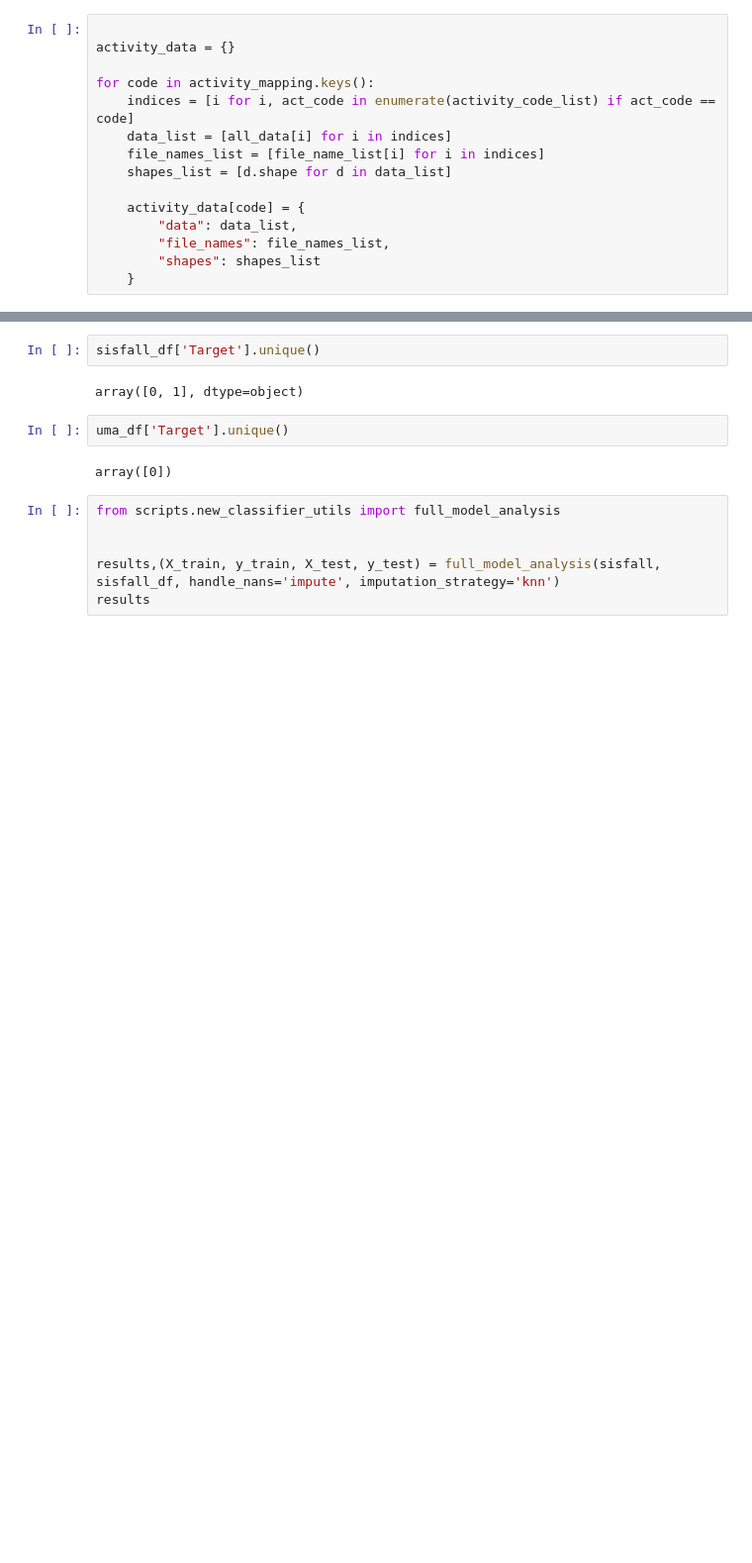
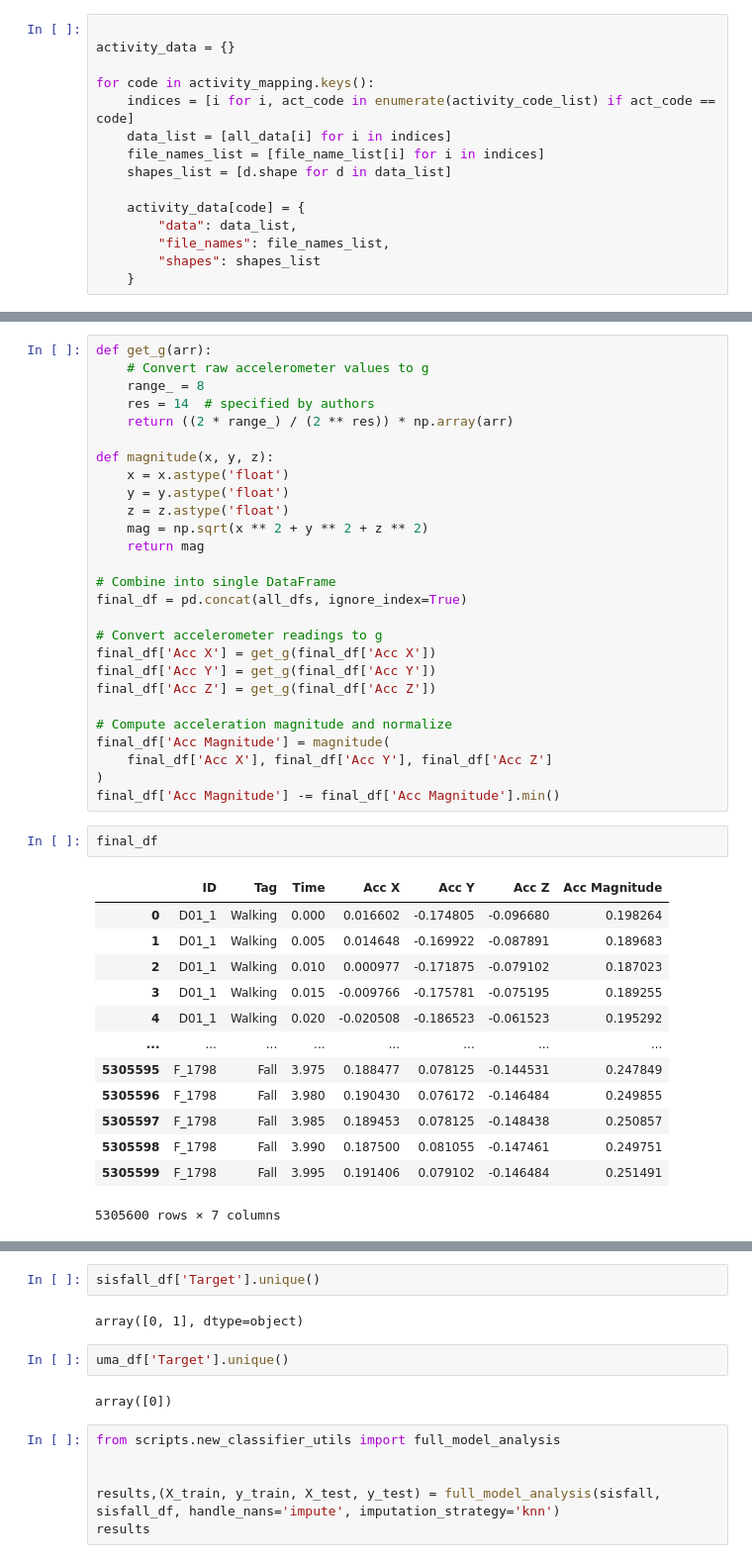
Before and after one commit to AliShrz/earpiece-fall-detection, a Jupyter notebook: Sisfall_model_training.ipynb, the cells around one changed output, grey strips where cells are left out. Shown at 99% size. Drawn from its saved outputs; the diff is of its cells as text; blank space fills up the shorter version.

```diff
--- a/Sisfall_model_training.ipynb
+++ b/Sisfall_model_training.ipynb
@@ -411,0 +517,43 @@ F15: 120 arrays, shapes: [(3, 3000), (3, 3000), (3, 3000)]
+# %%
+def get_g(arr):
+    # Convert raw accelerometer values to g
+    range_ = 8
+    res = 14  # specified by authors
+    return ((2 * range_) / (2 ** res)) * np.array(arr)
+
+def magnitude(x, y, z):
+    x = x.astype('float')
+    y = y.astype('float')
+    z = z.astype('float')
+    mag = np.sqrt(x ** 2 + y ** 2 + z ** 2)
+    return mag
+
+# Combine into single DataFrame
+final_df = pd.concat(all_dfs, ignore_index=True)
+
+# Convert accelerometer readings to g
+final_df['Acc X'] = get_g(final_df['Acc X'])
+final_df['Acc Y'] = get_g(final_df['Acc Y'])
+final_df['Acc Z'] = get_g(final_df['Acc Z'])
+
+# Compute acceleration magnitude and normalize
+final_df['Acc Magnitude'] = magnitude(
+    final_df['Acc X'], final_df['Acc Y'], final_df['Acc Z']
+)
+final_df['Acc Magnitude'] -= final_df['Acc Magnitude'].min()
+# %%
+final_df
+# %% [output]
+|  | ID | Tag | Time | Acc X | Acc Y | Acc Z | Acc Magnitude |
+| 0 | D01_1 | Walking | 0.000 | 0.016602 | -0.174805 | -0.096680 | 0.198264 |
+| 1 | D01_1 | Walking | 0.005 | 0.014648 | -0.169922 | -0.087891 | 0.189683 |
+| 2 | D01_1 | Walking | 0.010 | 0.000977 | -0.171875 | -0.079102 | 0.187023 |
+| 3 | D01_1 | Walking | 0.015 | -0.009766 | -0.175781 | -0.075195 | 0.189255 |
+| 4 | D01_1 | Walking | 0.020 | -0.020508 | -0.186523 | -0.061523 | 0.195292 |
+| ... | ... | ... | ... | ... | ... | ... | ... |
+| 5305595 | F_1798 | Fall | 3.975 | 0.188477 | 0.078125 | -0.144531 | 0.247849 |
+| 5305596 | F_1798 | Fall | 3.980 | 0.190430 | 0.076172 | -0.146484 | 0.249855 |
+| 5305597 | F_1798 | Fall | 3.985 | 0.189453 | 0.078125 | -0.148438 | 0.250857 |
+| 5305598 | F_1798 | Fall | 3.990 | 0.187500 | 0.081055 | -0.147461 | 0.249751 |
+| 5305599 | F_1798 | Fall | 3.995 | 0.191406 | 0.079102 | -0.146484 | 0.251491 |
+5305600 rows × 7 columns
```
Also changed, not shown: parts of 16 cells of this notebook, 9 other files.
